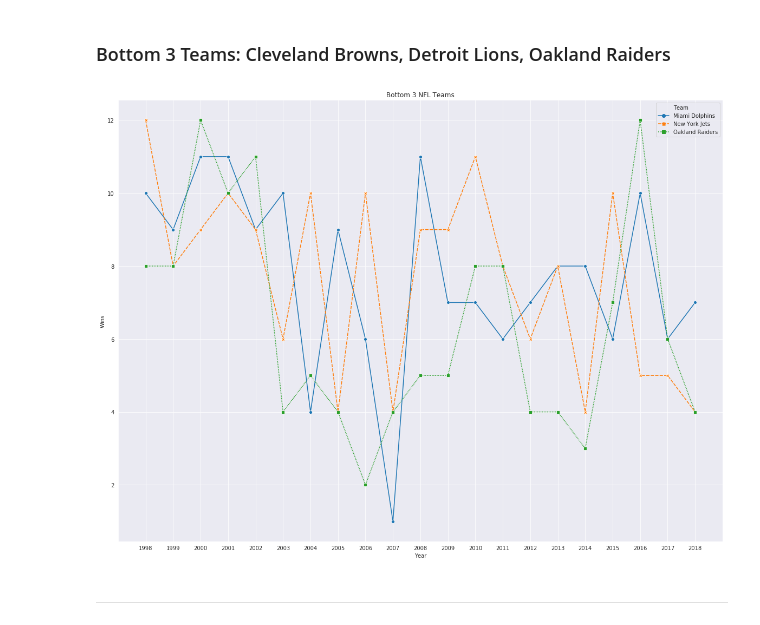
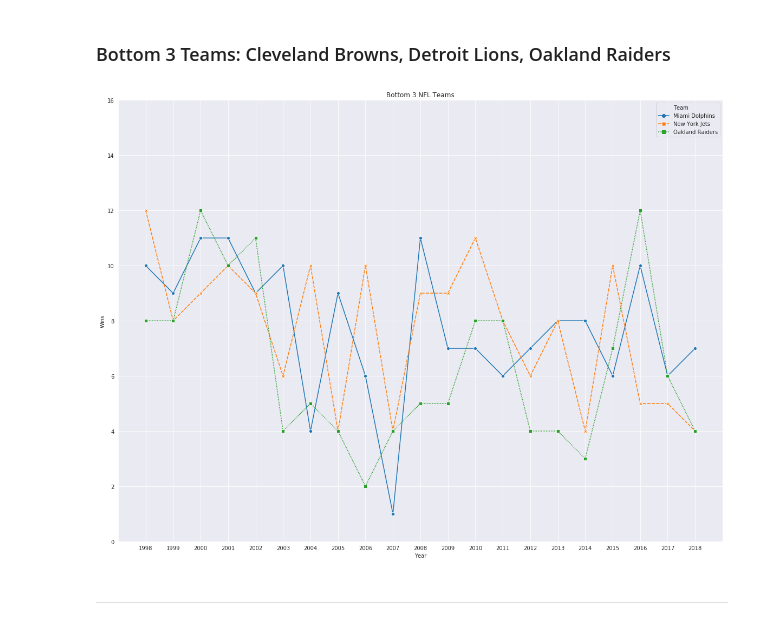
Before and after one commit to Git-hSin/TeamPerformanceCommImpact, a Jupyter notebook: tim_sports/tim_sports.ipynb, the cells around one changed output. Saved outputs shown, nothing was run; the diff lists cells and outputs as text; code cells hidden in the pictures.

Commit message:
Normalized the y axis (ylim) for plots

```diff
--- a/tim_sports/tim_sports.ipynb
+++ b/tim_sports/tim_sports.ipynb
@@ -360,13 +365,14 @@ bottom_3_nfl_teams = nfl_median_append.append(oak_df, ignore_index=False)
 # %%
 #Plot
 bottom_3_nfl_teams_plot = sns.lineplot(data= bottom_3_nfl_teams, x = bottom_3_nfl_teams["Year"],\
                                   y = bottom_3_nfl_teams["Wins"], \
                                   hue = bottom_3_nfl_teams["Team"], markers=True, \
                                   style=bottom_3_nfl_teams["Team"], dashes=True)
+plt.ylim([0,16])
 plt.title("Bottom 3 NFL Teams")
 plt.show()
 # %% [output]
-[figure, old version]
+[figure, new version]
 # %% [markdown]
 ---
 # %% [markdown]
```
Also changed, not shown: parts of 8 cells of this notebook.
